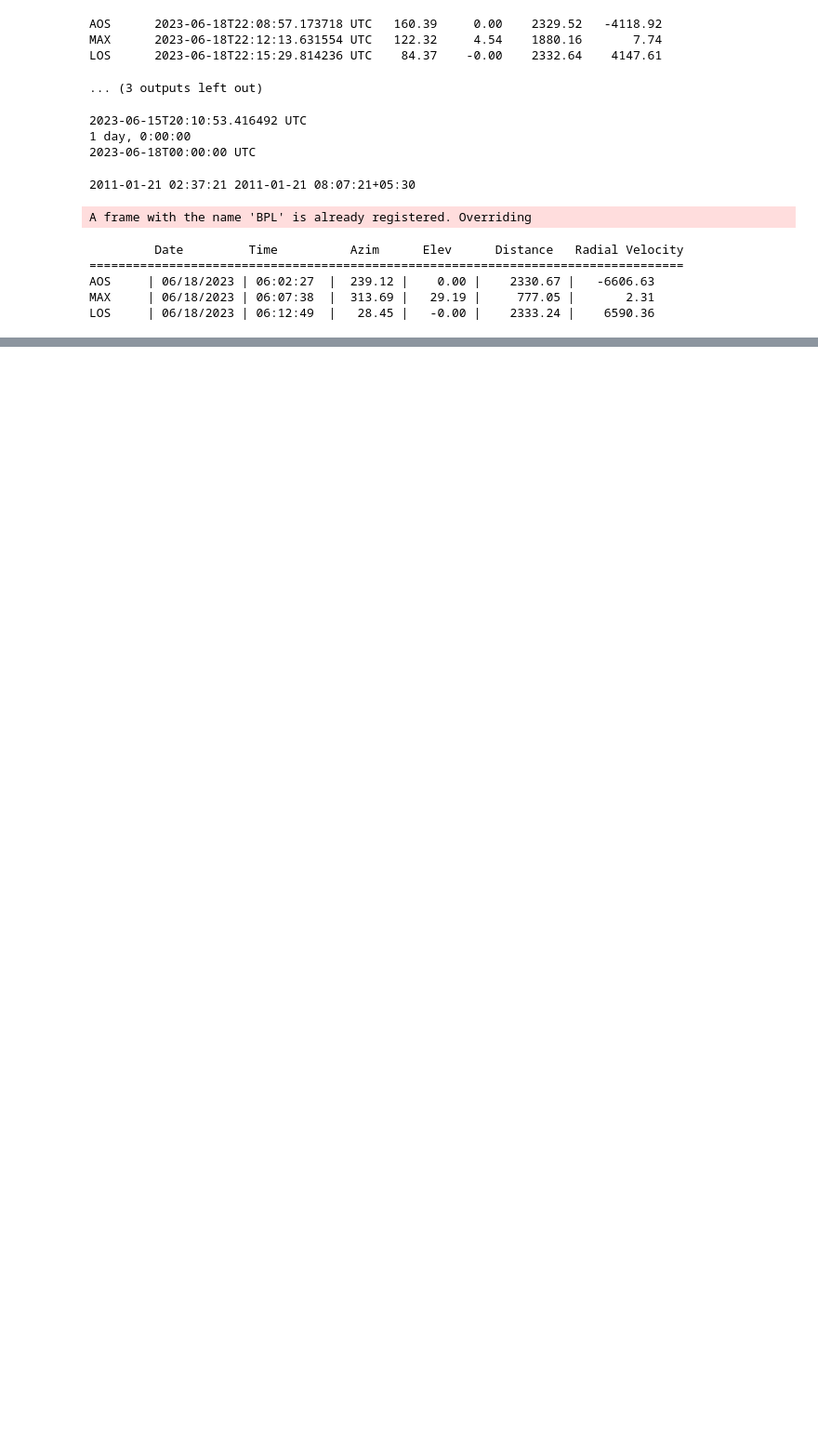
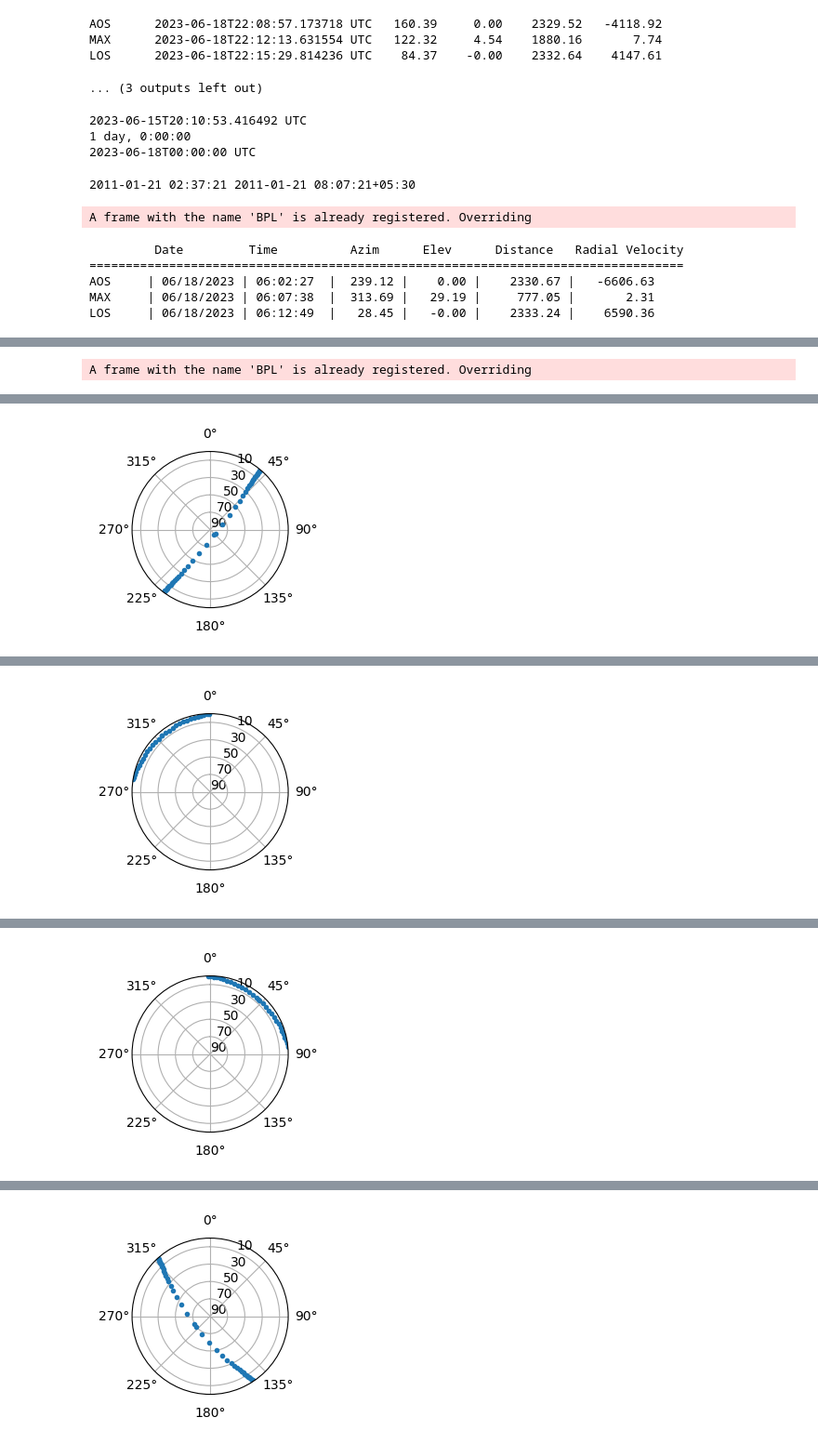
Before and after one commit to manushyaaa/IoTRACK, a Jupyter notebook: predict.ipynb, the cells around one changed output, grey strips where cells are left out. Shown at 93% size. Saved outputs shown, nothing was run; the diff lists cells and outputs as text; code cells hidden in the pictures; blank space fills up the shorter version.

```diff
--- a/predict.ipynb
+++ b/predict.ipynb
@@ -262,0 +327,70 @@ LOS     | 06/18/2023 | 06:12:49  |   28.45 |   -0.00 |    2333.24 |    6590.36
+# %%
+import sys
+import pytz
+import tzlocal
+from datetime import datetime
+import numpy as np
+import matplotlib.pyplot as plt
+from beyond.dates import Date, timedelta
+from beyond.io.tle import Tle
+from beyond.frames import create_station
+
+
+tle = Tle("""ISS (ZARYA)
+1 25544U 98067A   23166.18443237  .00010989  00000+0  19492-3 0  9994
+2 25544  51.6399 338.4530 0005180  82.1865 277.9712 15.50766000401487""").orbit()
+
+azims, elevs = [], []
+local_timezone = tzlocal.get_localzone()
+station = create_station('BPL', (19.50, 76.2155, 495.23))
+station2 = create_station('ISL', (0.9102, 90.9955, 100))
+
+for orb in station2.visibility(tle, start=Date(2023, 6, 16, 00, 00, 00), stop=timedelta(hours=24), step=timedelta(seconds=15), events=(True)):
+
+    elev = np.degrees(orb.phi)
+    azim = np.degrees(-orb.theta) % 360
+
+    azims.append(azim)
+    elevs.append(90 - elev)
+
+    r = orb.r / 1000.
+
+    if orb.event and orb.event.info.startswith('AOS') :
+
+        print("         Date         Time          Azim      Elev      Distance   Radial Velocity")
+        print("==================================================================================")
+
+    if orb.event and orb.event.info.startswith('AOS') or orb.event and orb.event.info.startswith('LOS') or orb.event and orb.event.info.startswith('MAX')    :
+
+        str1 = orb.date.strftime("%m/%d/%Y  %H:%M:%S")
+        utc_time = datetime.strptime(str1 , "%m/%d/%Y  %H:%M:%S")
+        local_time = utc_time.replace(tzinfo=pytz.utc).astimezone(local_timezone)
+
+        _date = local_time.strftime("%m/%d/%Y")
+        _time = local_time.strftime("%H:%M:%S")
+
+
+        print("{event:7} | {date} | {time}   | {azim:7.2f} | {elev:7.2f} | {r:10.2f} | {orb.r_dot:10.2f}".format(
+        orb=orb, r=r,date = _date , time = _time, azim=azim, elev=elev, event=orb.event.info if orb.event is not None else ""
+        ))
+
+    if orb.event and orb.event.info.startswith("LOS"):
+        plt.figure()
+        ax = plt.subplot(224, projection='polar')
+        ax.set_theta_direction(-1)
+        ax.set_theta_zero_location('N')
+        plt.plot(np.radians(azims), elevs, '.')
+        ax.set_yticks(range(0, 90, 20))
+        ax.set_yticklabels(map(str, range(90, 0, -20)))
+        ax.set_rmax(90)
+
+        if "no-display" not in sys.argv:
+            plt.show()
+        azims.clear()
+        elevs.clear()
+
+        pass
+        print("                     ")
+        print("                     ")
+# %% [output]
+A frame with the name 'BPL' is already registered. Overriding
@@ -262,0 +402 @@ LOS     | 06/18/2023 | 06:12:49  |   28.45 |   -0.00 |    2333.24 |    6590.36
+[figure, added]
@@ -262,0 +408 @@ LOS     | 06/18/2023 | 06:12:49  |   28.45 |   -0.00 |    2333.24 |    6590.36
+[figure, added]
@@ -262,0 +414 @@ LOS     | 06/18/2023 | 06:12:49  |   28.45 |   -0.00 |    2333.24 |    6590.36
+[figure, added]
@@ -262,0 +420 @@ LOS     | 06/18/2023 | 06:12:49  |   28.45 |   -0.00 |    2333.24 |    6590.36
+[figure, added]
```
Also changed, not shown: parts of 3 cells of this notebook, 2 other files.
